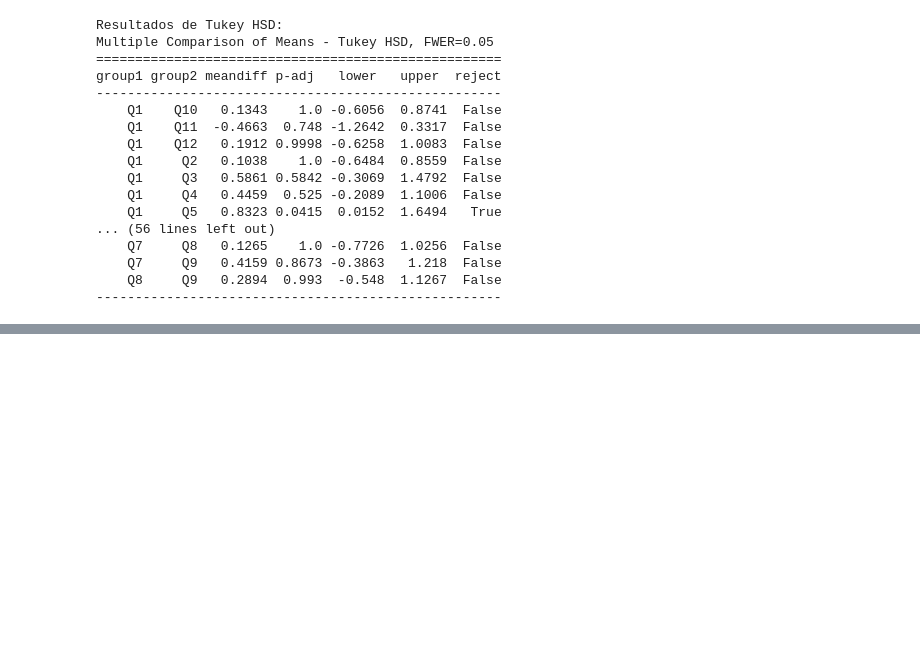
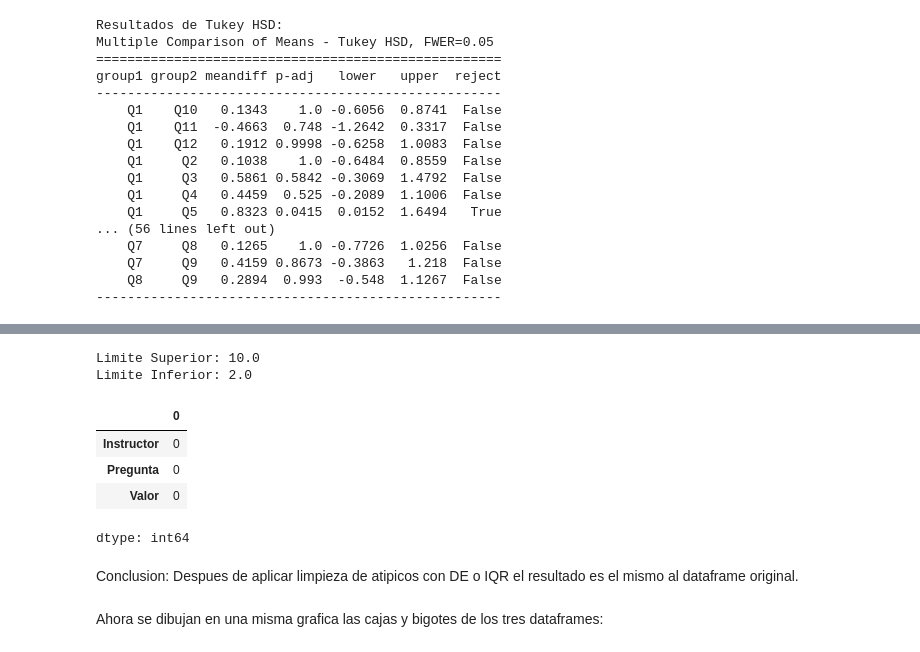
Before and after one commit to juanFFlorezM/Extraccion_de_datos, a Jupyter notebook: Analisis_Anova_PS_12_instructores.ipynb, the cells around one changed output, grey strips where cells are left out. Drawn from its saved outputs; the diff is of its cells as text; code cells hidden in the pictures; blank space fills up the shorter version.

```diff
--- a/Analisis_Anova_PS_12_instructores.ipynb
+++ b/Analisis_Anova_PS_12_instructores.ipynb
@@ -92,0 +170,28 @@ fig.show()
+# %%
+#Se calculan los limites superior e inferior de datos_largos usando el metodo de cuartiles y se imprime el valor de los limites
+Q1 = datos_largos['Valor'].quantile(0.25)
+Q3 = datos_largos['Valor'].quantile(0.75)
+IQR = Q3 - Q1
+limite_superior_iqr = Q3 + 1.5 * IQR
+limite_inferior_iqr = Q1 - 1.5 * IQR
+print("Limite Superior:", limite_superior_iqr)
+print("Limite Inferior:", limite_inferior_iqr)
+# %% [output]
+Limite Superior: 10.0
+Limite Inferior: 2.0
+# %%
+#se genera un dataframa datos_largos_iqr donde se guarda el resultado aplicar el metodo de cuartiles a datos_largos
+datos_largos_iqr = datos_largos[(datos_largos['Valor'] >= limite_inferior_iqr) & (datos_largos['Valor'] <= limite_superior_iqr)]
+# %%
+# se listan los valores nulos presentes en datos_largos_iqr
+datos_largos_iqr.isnull().sum()
+# %% [output]
+|  | 0 |
+| Instructor | 0 |
+| Pregunta | 0 |
+| Valor | 0 |
+dtype: int64
+# %% [markdown]
+Conclusion: Despues de aplicar limpieza de atipicos con DE o IQR el resultado es el mismo al dataframe original.
+# %% [markdown]
+Ahora se dibujan en una misma grafica las cajas y bigotes de los tres dataframes:
```
Also changed, not shown: parts of 38 cells of this notebook.
